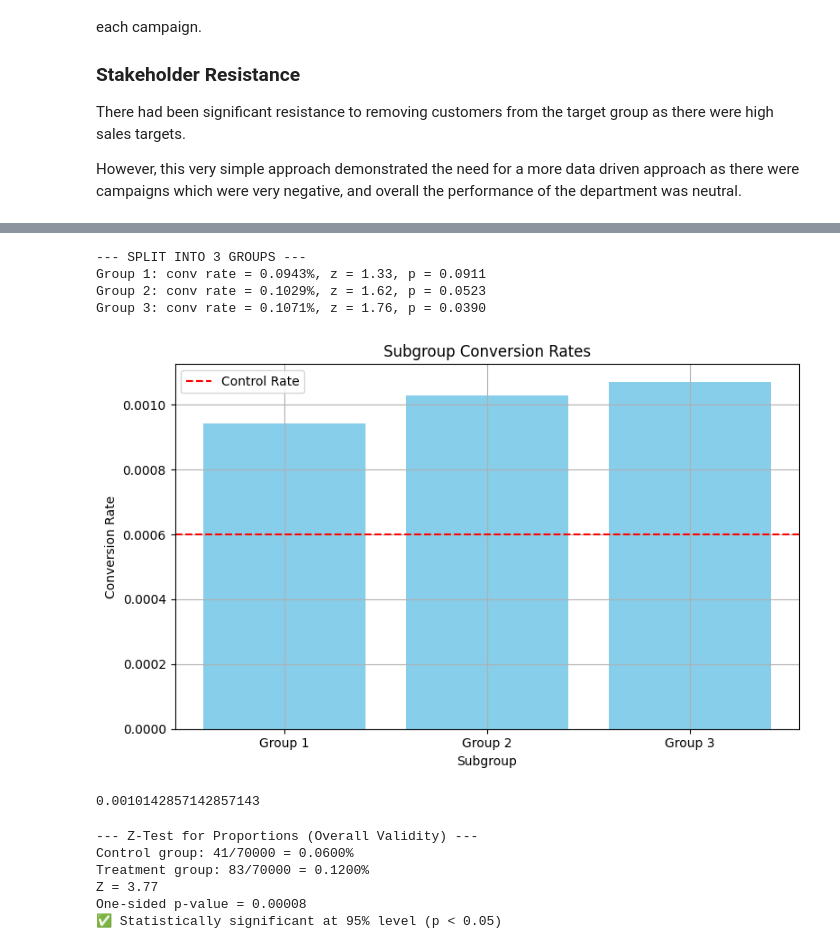
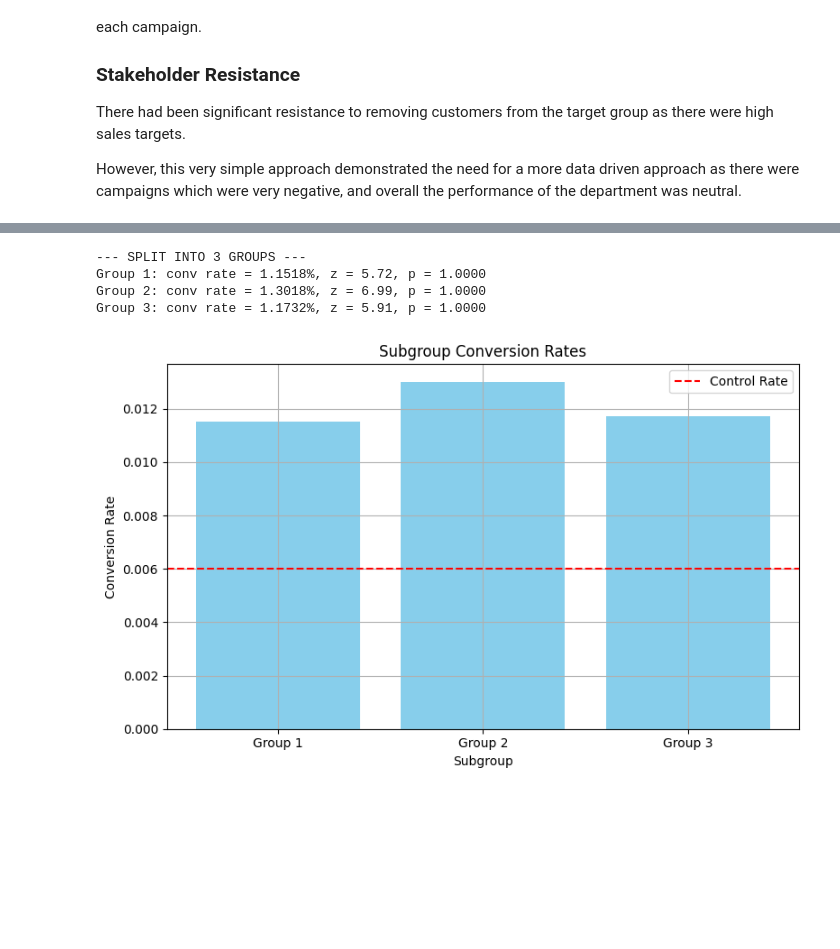
Before and after one commit to jamesoliver1981/AB_Testing, a Jupyter notebook: Walkthrough/AB_Testing_Walkthrough.ipynb, the cells around one changed output, grey strips where cells are left out. Saved outputs shown, nothing was run; the diff lists cells and outputs as text; code cells hidden in the pictures; blank space fills up the shorter version.

```diff
--- a/Walkthrough/AB_Testing_Walkthrough.ipynb
+++ b/Walkthrough/AB_Testing_Walkthrough.ipynb
@@ -128,0 +190,2 @@ Z = 2.73, p = 0.0032
+# %%
+df = eval_campaigns(70000, 0.8, 0.01, 0.012, True, 5)
@@ -129,6 +222,6 @@ Z = 2.73, p = 0.0032
 # %%
 # -------------------------------
-# 📦 3. Split into subgroups
+# 📦 4. Validation Split into subgroups
 # -------------------------------
 n_splits = 3            # Number of subgroups to split into
 df['subgroup'] = pd.qcut(df['user_id'], n_splits, labels=False)
@@ -138,94 +231,36 @@ print(f"\n--- SPLIT INTO {n_splits} GROUPS ---")
 subgroup_results = []
 
 for i in range(n_splits):
     group = df[df['subgroup'] == i]
     group_rate = group['converted'].mean()
     group_successes = group['converted'].sum()
 
     pooled_p = (group_successes + len(group) * baseline_rate) / (2 * len(group))
     se = np.sqrt(pooled_p * (1 - pooled_p) * (2 / len(group)))
     z = (group_rate - baseline_rate) / se
-    p = norm.sf(z)
+    p = 1- norm.sf(z)
 
     print(f"Group {i+1}: conv rate = {group_rate:.4%}, z = {z:.2f}, p = {p:.4f}")
     subgroup_results.append(group_rate)
 
 # -------------------------------
-# 📈 4. Visualize subgroup conversion rates
+# 📈 5. Visualize subgroup conversion rates
 # -------------------------------
 
 plt.figure(figsize=(8, 5))
 plt.bar(range(n_splits), subgroup_results, color='skyblue')
 plt.axhline(y=baseline_rate, color='red', linestyle='--', label='Control Rate')
 plt.title('Subgroup Conversion Rates')
 plt.xlabel('Subgroup')
 plt.ylabel('Conversion Rate')
 plt.xticks(range(n_splits), [f"Group {i+1}" for i in range(n_splits)])
 plt.legend()
 plt.grid(True)
 plt.tight_layout()
 plt.show()
 # %% [output]
 --- SPLIT INTO 3 GROUPS ---
-Group 1: conv rate = 0.0943%, z = 1.33, p = 0.0911
-Group 2: conv rate = 0.1029%, z = 1.62, p = 0.0523
-Group 3: conv rate = 0.1071%, z = 1.76, p = 0.0390
+Group 1: conv rate = 1.1518%, z = 5.72, p = 1.0000
+Group 2: conv rate = 1.3018%, z = 6.99, p = 1.0000
+Group 3: conv rate = 1.1732%, z = 5.91, p = 1.0000
-[figure, old version]
+[figure, new version]
-# %%
-sum(df.converted) / len(df.converted)
-# %% [output]
-0.0010142857142857143
-# %%
-import numpy as np
-from scipy.stats import norm
-
-# ------------------------------------
-# 📌 INPUTS — adjust as needed
-# ------------------------------------
-n_control = 70000
-n_treatment = 70000
-
-p_control = 0.0006  # 0.06%
-p_treatment = 0.0012  # 0.12%
-
-# ------------------------------------
-# 🔢 Derived counts
-# ------------------------------------
-x_control = int(p_control * n_control)
-x_treatment = int(p_treatment * n_treatment)
-
-# ------------------------------------
-# 🔍 Z-test for difference in proportions
-# ------------------------------------
-# Pooled proportion under null
-p_pooled = (x_control + x_treatment) / (n_control + n_treatment)
-
-# Standard error
-se = np.sqrt(p_pooled * (1 - p_pooled) * (1/n_control + 1/n_treatment))
-
-# Z-statistic
-z = (p_treatment - p_control) / se
-
-# One-sided p-value (testing if treatment > control)
-p_value = norm.sf(z)
-
-# ------------------------------------
-# 📈 Results
-# ------------------------------------
-print(f"--- Z-Test for Proportions (Overall Validity) ---")
-print(f"Control group: {x_control}/{n_control} = {p_control:.4%}")
-print(f"Treatment group: {x_treatment}/{n_treatment} = {p_treatment:.4%}")
-print(f"Z = {z:.2f}")
-print(f"One-sided p-value = {p_value:.5f}")
-
-if p_value < 0.05:
-    print("✅ Statistically significant at 95% level (p < 0.05)")
-else:
-    print("❌ Not statistically significant at 95% level")
-# %% [output]
---- Z-Test for Proportions (Overall Validity) ---
-Control group: 41/70000 = 0.0600%
-Treatment group: 83/70000 = 0.1200%
-Z = 3.77
-One-sided p-value = 0.00008
-✅ Statistically significant at 95% level (p < 0.05)
```
Also changed, not shown: parts of 23 cells of this notebook, 1 other file.
